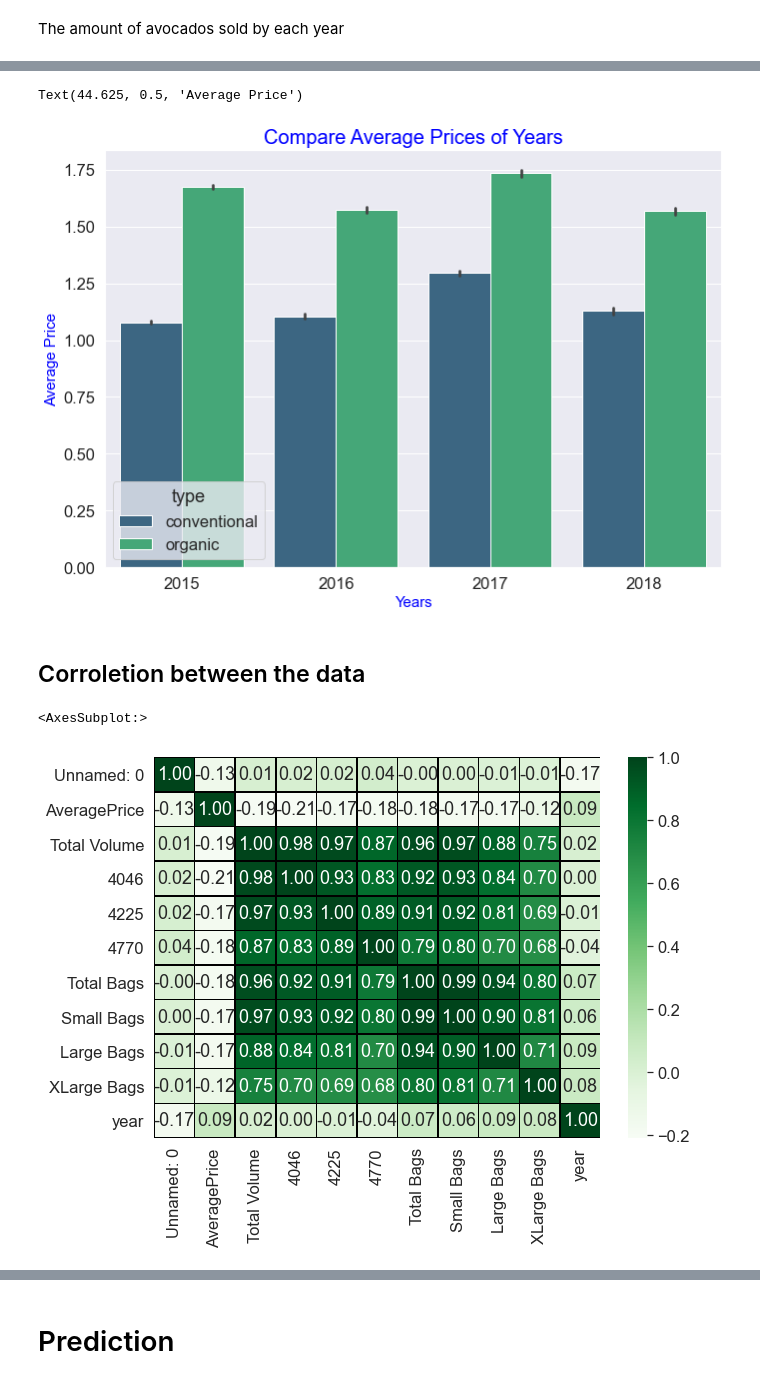
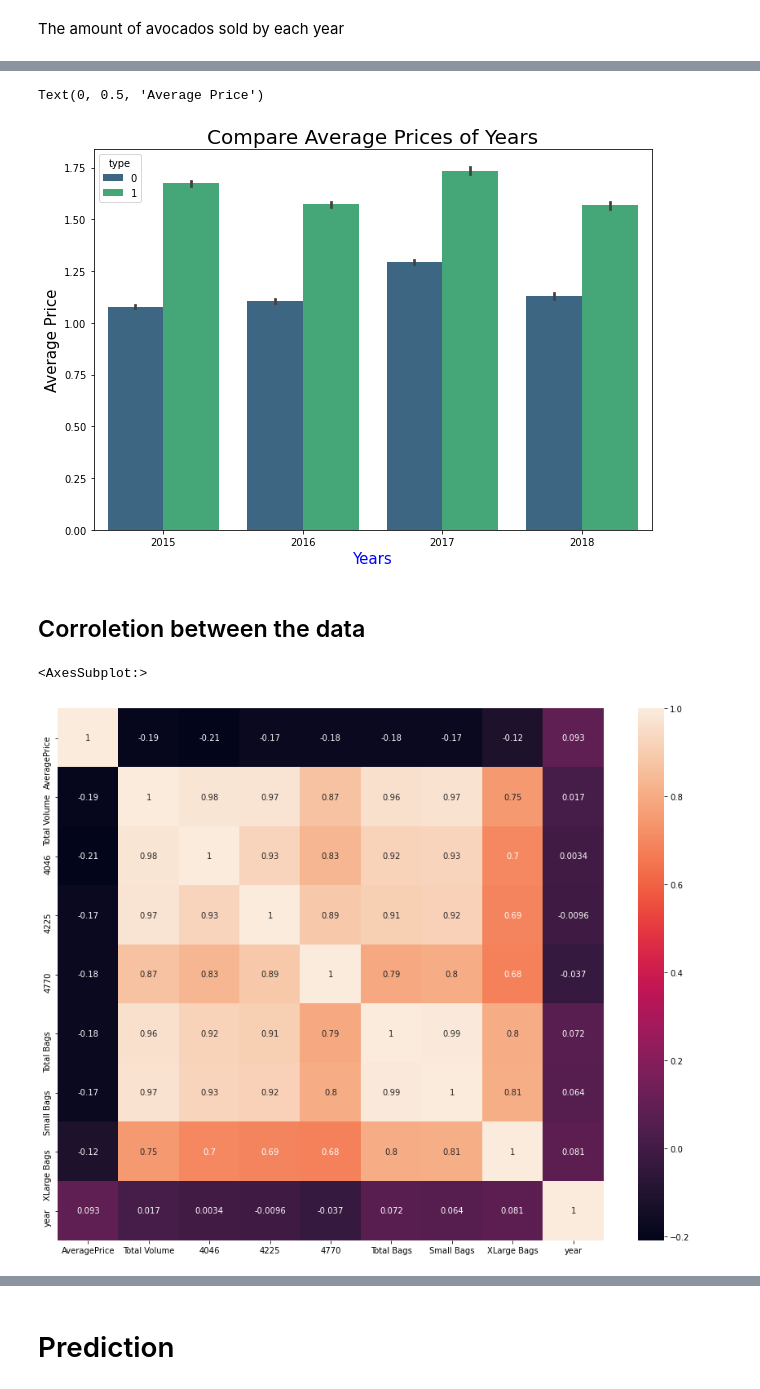
Before and after one commit to royofer123/ml_project, a Jupyter notebook: ML Kaggle project regression.ipynb, the cells around one changed output, grey strips where cells are left out. Saved outputs shown, nothing was run; the diff lists cells and outputs as text; code cells hidden in the pictures.

```diff
--- a/ML Kaggle project regression.ipynb
+++ b/ML Kaggle project regression.ipynb
@@ -18,3 +37,4 @@ from sklearn.linear_model import LinearRegression
 # %%
-data = pd.read_csv("C:\\Project\\avocado1.csv")
+#data = pd.read_csv("C:\\Project\\avocado1.csv")
+df = pd.read_csv("/Users/twmrgwzln/Downloads/avocado.csv")
 # %% [markdown]
@@ -28,4 +62,6 @@ data.head()
 | 2 | 2 | 2015-12-13 | 0.93 | 118220.22 | 794.70 | 109149.67 | 130.50 | 8145.35 | 8042.21 | ... |
 | 3 | 3 | 2015-12-06 | 1.08 | 78992.15 | 1132.00 | 71976.41 | 72.58 | 5811.16 | 5677.40 | ... |
 | 4 | 4 | 2015-11-29 | 1.28 | 51039.60 | 941.48 | 43838.39 | 75.78 | 6183.95 | 5986.26 | ... |
+# %%
+df.drop("Unnamed: 0", axis=1,inplace=True)
 # %%
@@ -126,0 +123,2 @@ memory usage: 1.9+ MB
+# %%
+df['type'] = df['type'].replace({"conventional": 0, "organic": 1})
@@ -153,7 +176,2 @@ sns.violinplot(y = 'AveragePrice', x = 'type', data =df)
 # %% [markdown]
 The amount of avocados sold by each year
-# %%
-sns.set(font_scale=1.5)
-plt.figure(figsize=[25,12])
-sns.countplot(x = 'year', data = df)
-plt.xticks(rotation = 45)
@@ -177,19 +178,17 @@ for p in ax.patches:
 # %%
 f,ax = plt.subplots(figsize = (10,7))
-sns.barplot(x="year", y="AveragePrice",hue="type",data=data,palette="viridis")
-plt.tight_layout()
-plt.title("Compare Average Prices of Years",fontsize = 20,color='blue')
-plt.xlabel('Years',fontsize = 15,color='blue')
-plt.ylabel('Average Price',fontsize = 15,color='blue')
+sns.barplot(x="year", y="AveragePrice",hue="type",data=df,palette="viridis")
+plt.title("Compare Average Prices of Years",fontsize = 20)
+plt.xlabel('Years',fontsize = 15,color='b')
+plt.ylabel('Average Price',fontsize = 15)
 # %% [output]
-Text(44.625, 0.5, 'Average Price')
+Text(0, 0.5, 'Average Price')
-[figure, old version]
+[figure, new version]
 # %% [markdown]
 ## Corroletion between the data
 # %%
-f,ax = plt.subplots(figsize = (10,7))
-#data.drop("Unnamed: 0",axis=1,inplace=True)
-sns.heatmap(data.corr(), annot=True,cmap = 'Greens', linewidths=0.5,linecolor="black", fmt= '.2f',ax=ax)
+fig, ax = plt.subplots(figsize=(15,12))
+sns.heatmap(df[['AveragePrice', 'Total Volume', '4046', '4225' ,'4770','Total Bags','Small Bags', 'XLarge Bags','year','region']].corr(),annot=True)
 # %% [output]
 <AxesSubplot:>
-[figure, old version]
+[figure, new version]
```
Also changed, not shown: parts of 56 cells of this notebook, 6 other files.
